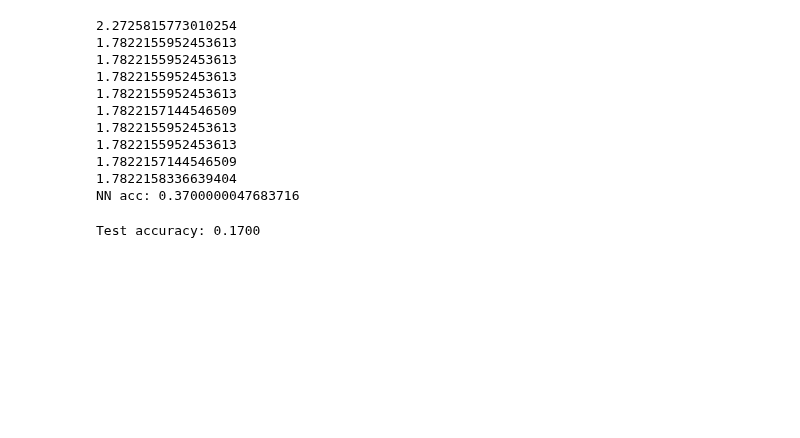
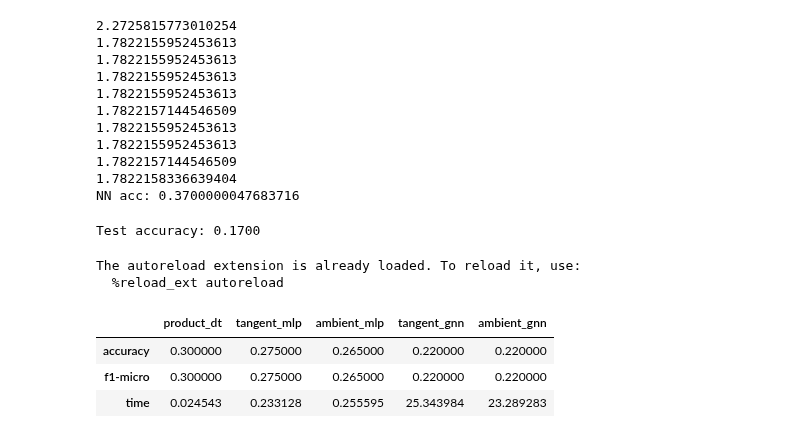
Before and after one commit to qc2321/embedders, a Jupyter notebook: notebooks/41_pc_more_benchmarks.ipynb, the cells around one changed output. Cells and saved outputs as stored; diff of their text form; code cells hidden in the pictures; blank space fills up the shorter version.

```diff
--- a/notebooks/41_pc_more_benchmarks.ipynb
+++ b/notebooks/41_pc_more_benchmarks.ipynb
@@ -305,0 +335,21 @@ class MyAwesomeNeuralBaseline(nn.Module):
+# %%
+%load_ext autoreload
+%autoreload 2
+
+# Verify tangent MLP works
+import embedders
+import pandas as pd
+
+pm = embedders.manifolds.ProductManifold(signature=[(1, 2), (-1, 2)])
+X, y = embedders.gaussian_mixture.gaussian_mixture(pm, num_clusters=32, num_classes=8)
+scores = embedders.benchmarks.benchmark(
+    X, y, pm, models=["product_dt", "tangent_mlp", "ambient_mlp", "tangent_gnn", "ambient_gnn"]
+)
+pd.DataFrame(scores)
+# %% [output]
+The autoreload extension is already loaded. To reload it, use:
+  %reload_ext autoreload
+|  | product_dt | tangent_mlp | ambient_mlp | tangent_gnn | ambient_gnn |
+| accuracy | 0.300000 | 0.275000 | 0.265000 | 0.220000 | 0.220000 |
+| f1-micro | 0.300000 | 0.275000 | 0.265000 | 0.220000 | 0.220000 |
+| time | 0.024543 | 0.233128 | 0.255595 | 25.343984 | 23.289283 |
```
Also changed, not shown: parts of 5 cells of this notebook, 13 other files.
